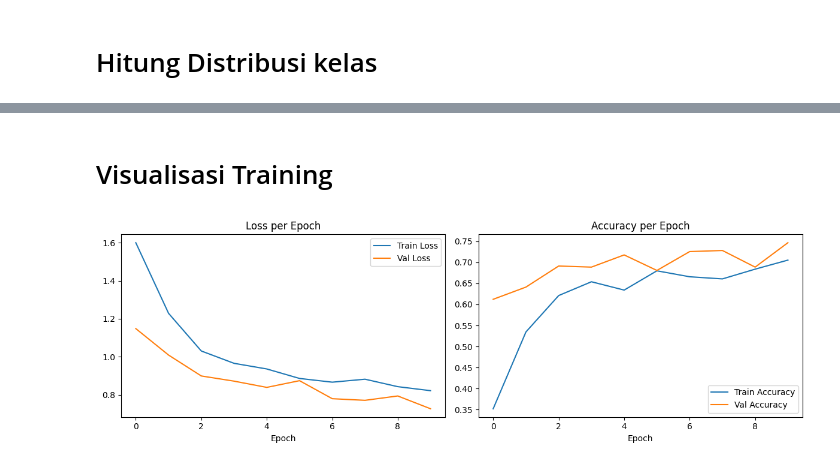
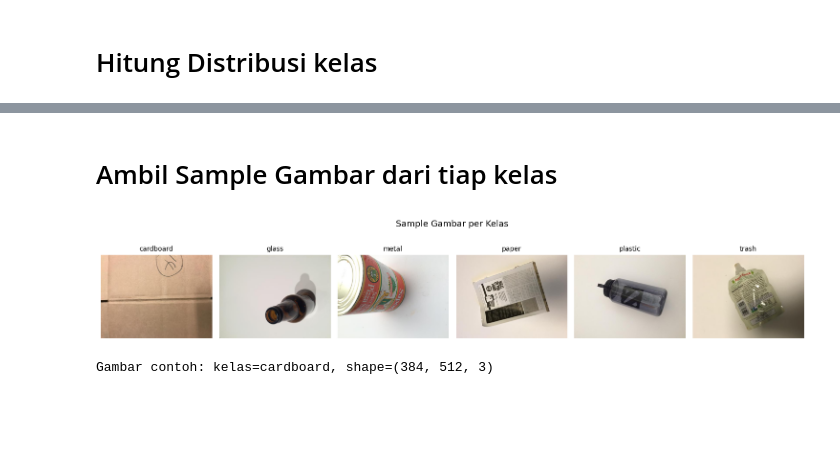
Before and after one commit to yowxy/Smart-Waste-Detection-and-Segmentation, a Jupyter notebook: index.ipynb, the cells around one changed output, grey strips where cells are left out. Drawn from its saved outputs; the diff is of its cells as text; code cells hidden in the pictures; blank space fills up the shorter version.

```diff
--- a/index.ipynb
+++ b/index.ipynb
@@ -269,21 +63,33 @@ Epoch [10/10] Train Loss: 0.8216 Acc: 0.7053 | Val Loss: 0.7264 Acc: 0.7467
-# %% [markdown]
-# Visualisasi Training
-# %%
-fig, (ax1, ax2) = plt.subplots(1, 2, figsize=(12, 4))
-
-ax1.plot(train_losses, label='Train Loss')
-ax1.plot(val_losses,   label='Val Loss')
-ax1.set_title('Loss per Epoch')
-ax1.set_xlabel('Epoch')
-ax1.legend()
-
-ax2.plot(train_accs, label='Train Accuracy')
-ax2.plot(val_accs,   label='Val Accuracy')
-ax2.set_title('Accuracy per Epoch')
-ax2.set_xlabel('Epoch')
-ax2.legend()
-
-plt.tight_layout()
-plt.show()
-# %% [output]
-[figure, removed]
+# %% [markdown]
+# Ambil Sample Gambar dari tiap kelas
+# %%
+dataset_dir = 'dataset-resized'
+class_names = sorted([d for d in os.listdir(dataset_dir)
+                      if os.path.isdir(os.path.join(dataset_dir, d))])
+
+sample_images = {}
+for class_name in class_names:
+    class_dir = os.path.join(dataset_dir, class_name)
+    files = [f for f in os.listdir(class_dir) if f.lower().endswith(('.jpg','.jpeg','.png'))]
+    if files:
+        img_path = os.path.join(class_dir, files[0])
+        sample_images[class_name] = cv2.imread(img_path)
+
+fig, axes = plt.subplots(1, len(sample_images), figsize=(15, 3))
+for ax, (cname, img) in zip(axes, sample_images.items()):
+    ax.imshow(cv2.cvtColor(img, cv2.COLOR_BGR2RGB))
+    ax.set_title(cname, fontsize=10)
+    ax.axis('off')
+plt.suptitle('Sample Gambar per Kelas', fontsize=13)
+plt.tight_layout()
+plt.show()
+
+
+example_class   = class_names[0]
+example_img_bgr = sample_images[example_class].copy()
+img_bgr         = example_img_bgr
+img_rgb         = cv2.cvtColor(img_bgr, cv2.COLOR_BGR2RGB)
+print(f'Gambar contoh: kelas={example_class}, shape={img_bgr.shape}')
+# %% [output]
+[figure, added]
+Gambar contoh: kelas=cardboard, shape=(384, 512, 3)
```
Also changed, not shown: parts of 15 cells of this notebook.
